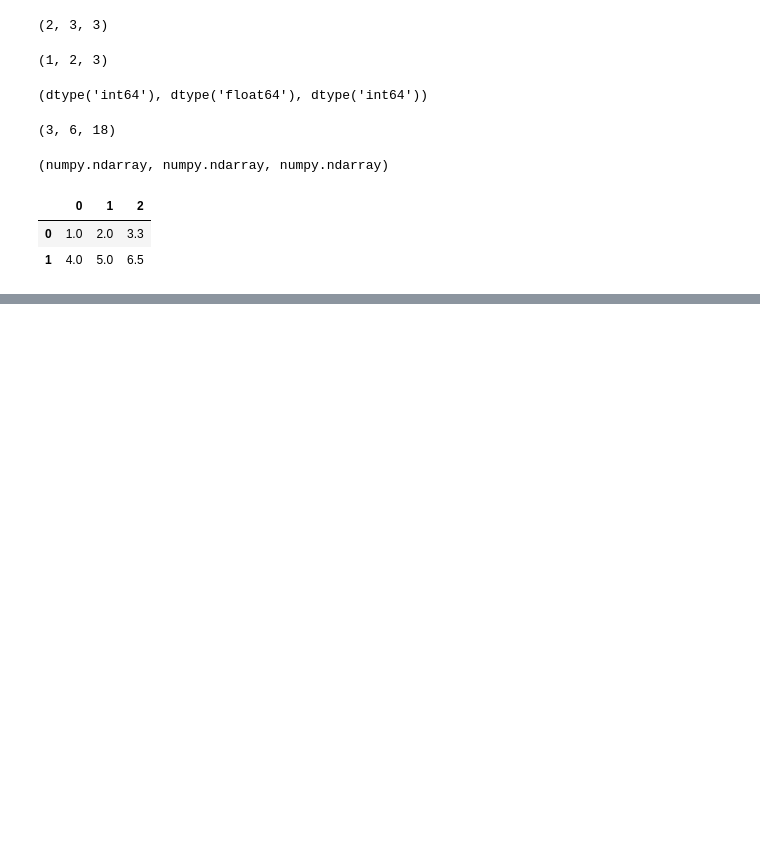
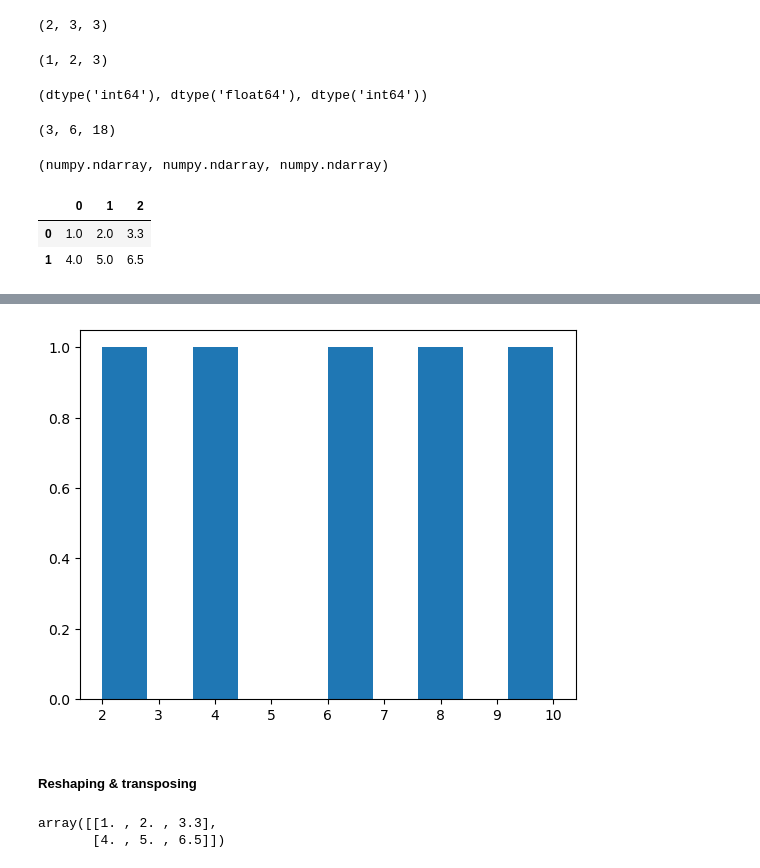
Before and after one commit to fandredev/ml-my-guide, a Jupyter notebook: numpy/udemy/introduction-to-numpy.ipynb, the cells around one changed output, grey strips where cells are left out. Drawn from its saved outputs; the diff is of its cells as text; code cells hidden in the pictures; blank space fills up the shorter version.

```diff
--- a/numpy/udemy/introduction-to-numpy.ipynb
+++ b/numpy/udemy/introduction-to-numpy.ipynb
@@ -82,0 +445,12 @@ df
+# %%
+plt.hist(low_var_array)
+plt.show()
+# %% [output]
+[figure, added]
+# %% [markdown]
+##### Reshaping & transposing
+# %%
+a2
+# %% [output]
+array([[1. , 2. , 3.3],
+       [4. , 5. , 6.5]])
```
Also changed, not shown: parts of 115 cells of this notebook, 9 other files.
